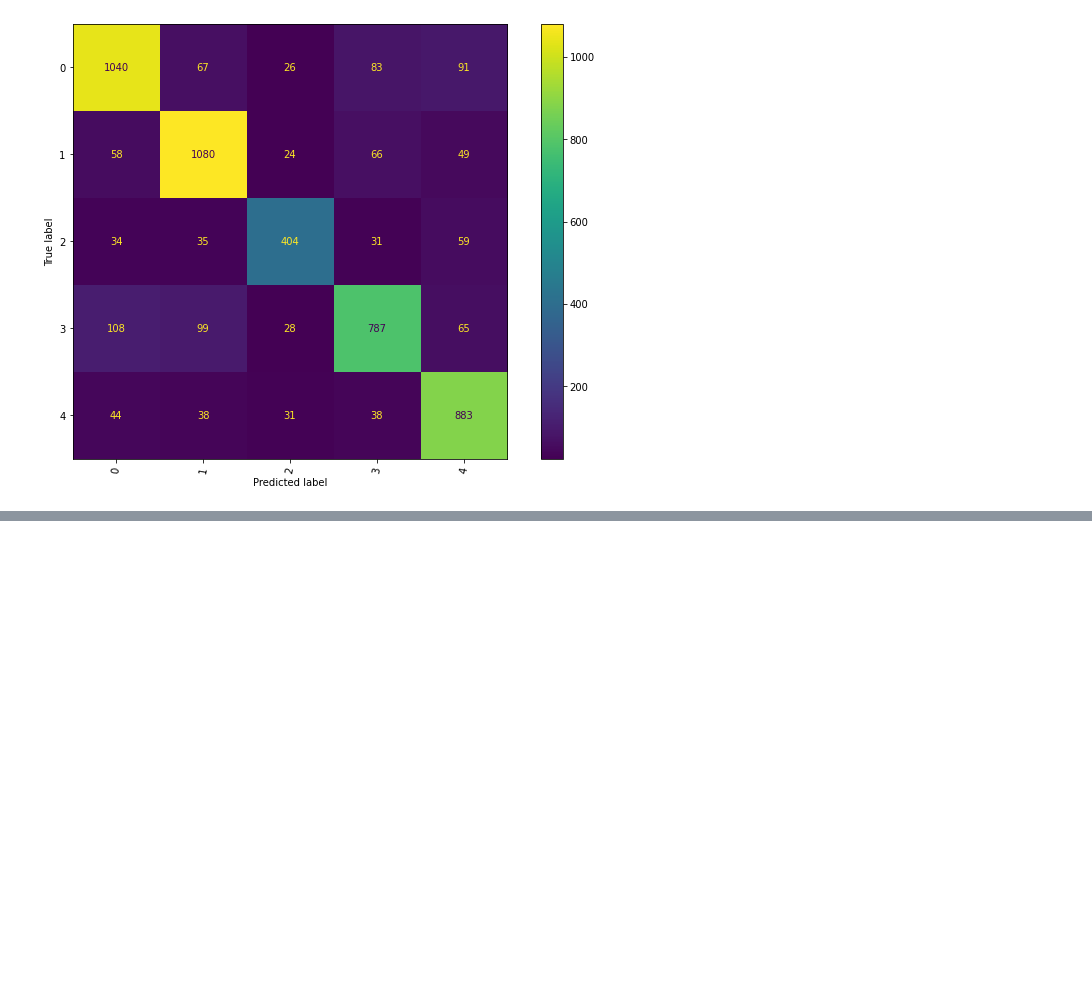
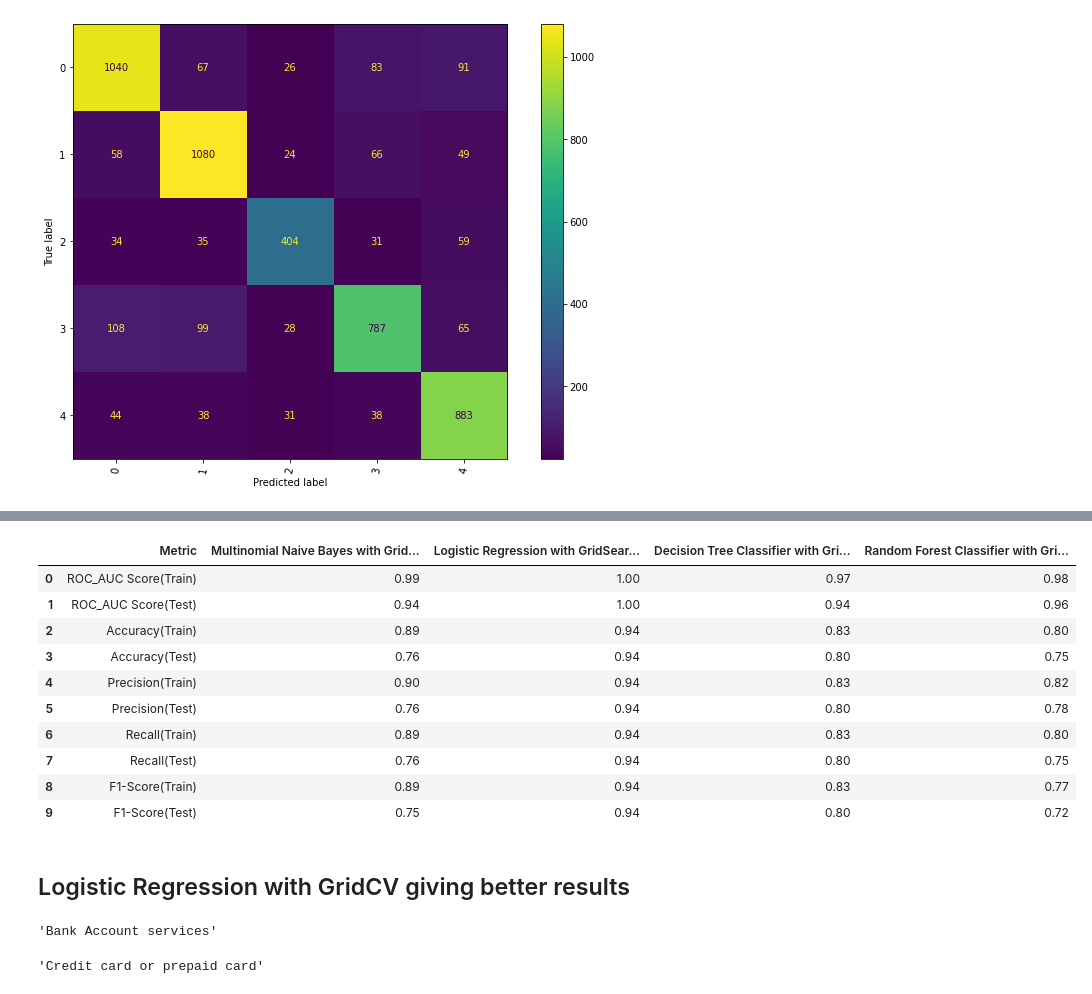
Before and after one commit to sivaprasadt246/Automatic_Ticket_Classification_Assignment, a Jupyter notebook: Automatic_Ticket_Classification_Assignment.ipynb, the cells around one changed output, grey strips where cells are left out. Saved outputs shown, nothing was run; the diff lists cells and outputs as text; code cells hidden in the pictures; blank space fills up the shorter version.

```diff
--- a/Automatic_Ticket_Classification_Assignment.ipynb
+++ b/Automatic_Ticket_Classification_Assignment.ipynb
@@ -1007,0 +1025,69 @@ Fitting 5 folds for each of 80 candidates, totalling 400 fits
+# %%
+# Consolidated view of all the models and their metrics
+
+table = {'Metric': ['ROC_AUC Score(Train)','ROC_AUC Score(Test)',
+                    'Accuracy(Train)','Accuracy(Test)',
+                    'Precision(Train)','Precision(Test)',
+                    'Recall(Train)','Recall(Test)',
+                    'F1-Score(Train)','F1-Score(Test)'
+                   ],
+        'Multinomial Naive Bayes with GridSearchCV': metric1
+        }
+
+grid_mnb_metric = pd.DataFrame(table ,columns = ['Metric', 'Multinomial Naive Bayes with GridSearchCV'] )
+
+#grid_mnb_metric = pd.Series(metric1, name = 'Multinomial Naive Bayes with GridSearchCV')
+grid_log_metric = pd.Series(metric2, name = 'Logistic Regression with GridSearchCV')
+grid_dtc_metric = pd.Series(metric3, name = 'Decision Tree Classifier with GridSearchCV')
+grid_rfc_metric = pd.Series(metric4, name = 'Random Forest Classifier with GridSearchCV')
+
+final_metric = pd.concat([grid_mnb_metric,grid_log_metric,grid_dtc_metric,grid_rfc_metric], axis = 1)
+final_metric
+# %% [output]
+|  | Metric | Multinomial Naive Bayes with Grid... | Logistic Regression with GridSear... | Decision Tree Classifier with Gri... | Random Forest Classifier with Gri... |
+| 0 | ROC_AUC Score(Train) | 0.99 | 1.00 | 0.97 | 0.98 |
+| 1 | ROC_AUC Score(Test) | 0.94 | 1.00 | 0.94 | 0.96 |
+| 2 | Accuracy(Train) | 0.89 | 0.94 | 0.83 | 0.80 |
+| 3 | Accuracy(Test) | 0.76 | 0.94 | 0.80 | 0.75 |
+| 4 | Precision(Train) | 0.90 | 0.94 | 0.83 | 0.82 |
+| 5 | Precision(Test) | 0.76 | 0.94 | 0.80 | 0.78 |
+| 6 | Recall(Train) | 0.89 | 0.94 | 0.83 | 0.80 |
+| 7 | Recall(Test) | 0.76 | 0.94 | 0.80 | 0.75 |
+| 8 | F1-Score(Train) | 0.89 | 0.94 | 0.83 | 0.77 |
+| 9 | F1-Score(Test) | 0.75 | 0.94 | 0.80 | 0.72 |
+# %% [markdown]
+## Logistic Regression with GridCV giving better results
+# %%
+## TEST1
+
+Topic_names = {
+    0: 'Bank Account services',
+    1: 'Credit card or prepaid card',
+    2: 'Others',
+    3: 'Theft/Dispute Reporting',
+    4: 'Mortgage/Loan'
+}
+
+test_complaint= 'I want to open a salary account at your downtown branch. Please provide me the procedure'
+
+# vectorize and tf-idf tranform
+test = count_vect.transform([test_complaint])
+test_tfidf = tfidf_transformer.transform(test)
+
+prediction=grid_search_log.predict(test_tfidf)
+Topic_names[prediction[0]]
+# %% [output]
+'Bank Account services'
+# %%
+##TEST 2
+
+test_complaint= 'The bill amount of my credit card was debited twice. Please look into the matter and resolve at the earliest'
+
+# vectorize and tf-idf tranform
+test = count_vect.transform([test_complaint])
+test_tfidf = tfidf_transformer.transform(test)
+
+prediction=grid_search_log.predict(test_tfidf)
+Topic_names[prediction[0]]
+# %% [output]
+'Credit card or prepaid card'
```
Also changed, not shown: parts of 5 cells of this notebook.
